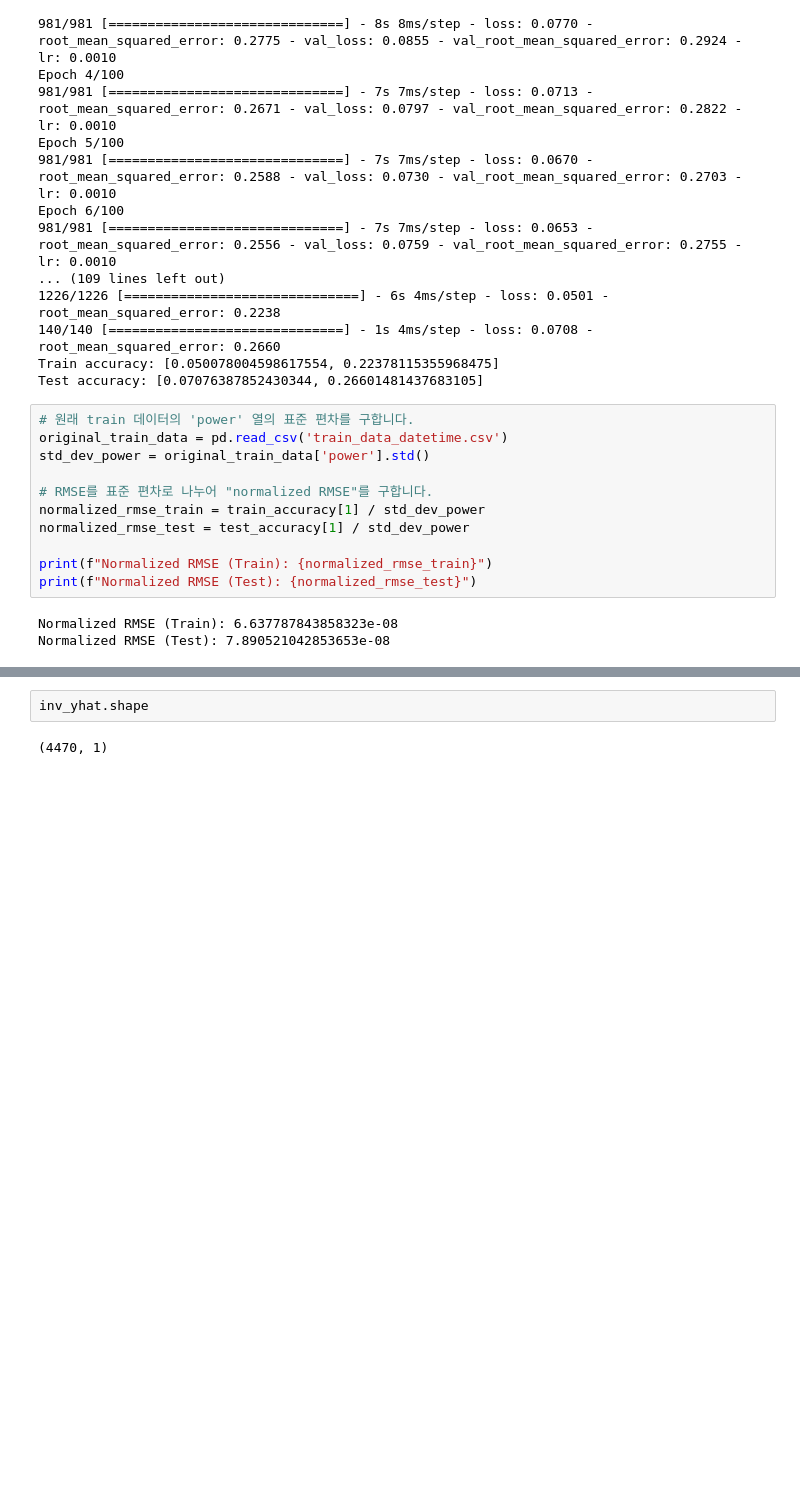
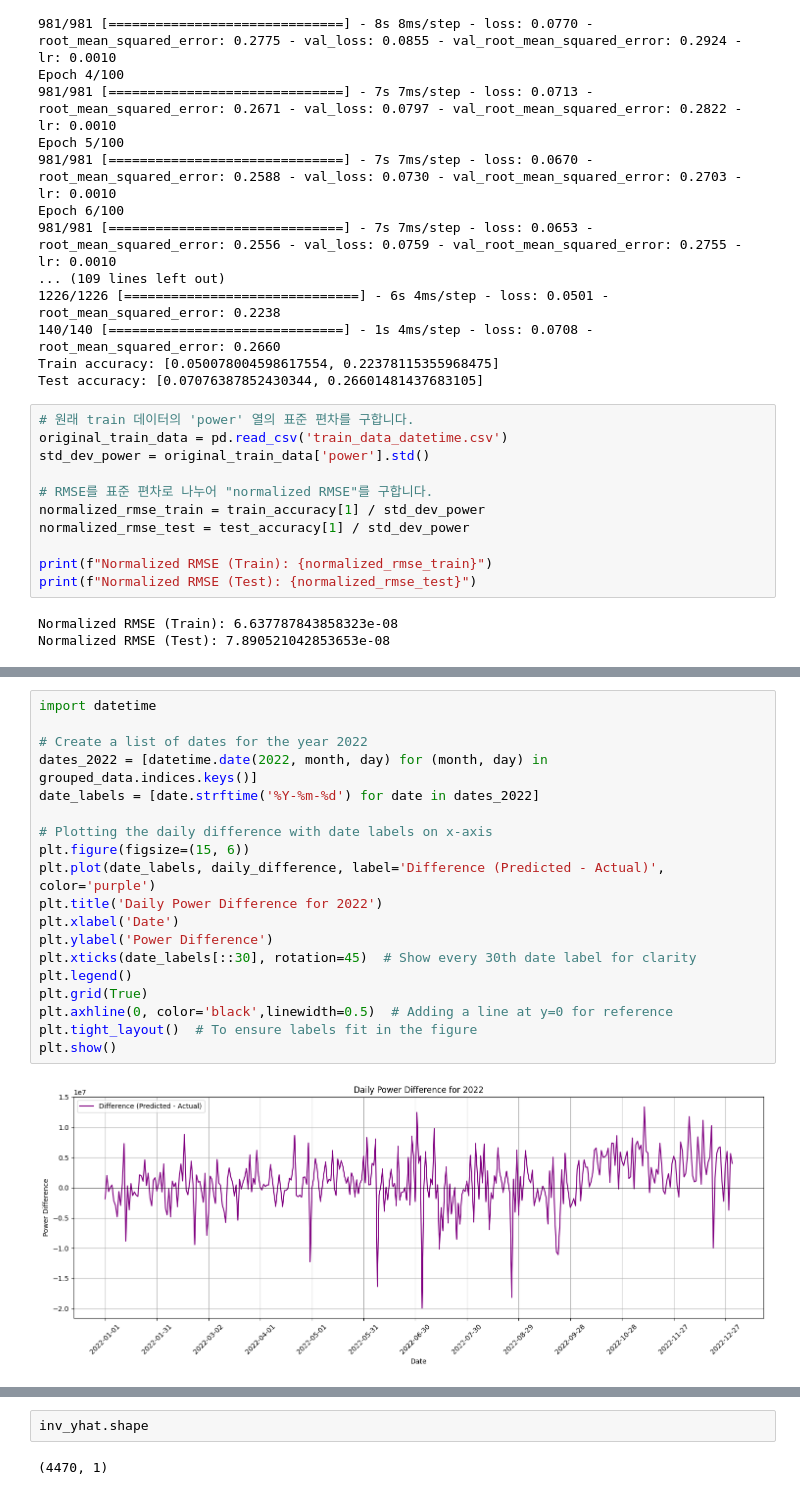
Before and after one commit to yelim421/SolarPower, a Jupyter notebook: G.ipynb, the cells around one changed output, grey strips where cells are left out. Drawn from its saved outputs; the diff is of its cells as text; blank space fills up the shorter version.

```diff
--- a/G.ipynb
+++ b/G.ipynb
@@ -852,0 +998,21 @@ plt.show()
+# %%
+import datetime
+
+# Create a list of dates for the year 2022
+dates_2022 = [datetime.date(2022, month, day) for (month, day) in grouped_data.indices.keys()]
+date_labels = [date.strftime('%Y-%m-%d') for date in dates_2022]
+
+# Plotting the daily difference with date labels on x-axis
+plt.figure(figsize=(15, 6))
+plt.plot(date_labels, daily_difference, label='Difference (Predicted - Actual)', color='purple')
+plt.title('Daily Power Difference for 2022')
+plt.xlabel('Date')
+plt.ylabel('Power Difference')
+plt.xticks(date_labels[::30], rotation=45)  # Show every 30th date label for clarity
+plt.legend()
+plt.grid(True)
+plt.axhline(0, color='black',linewidth=0.5)  # Adding a line at y=0 for reference
+plt.tight_layout()  # To ensure labels fit in the figure
+plt.show()
+# %% [output]
+[figure, added]
```
Also changed, not shown: parts of 12 cells of this notebook.
